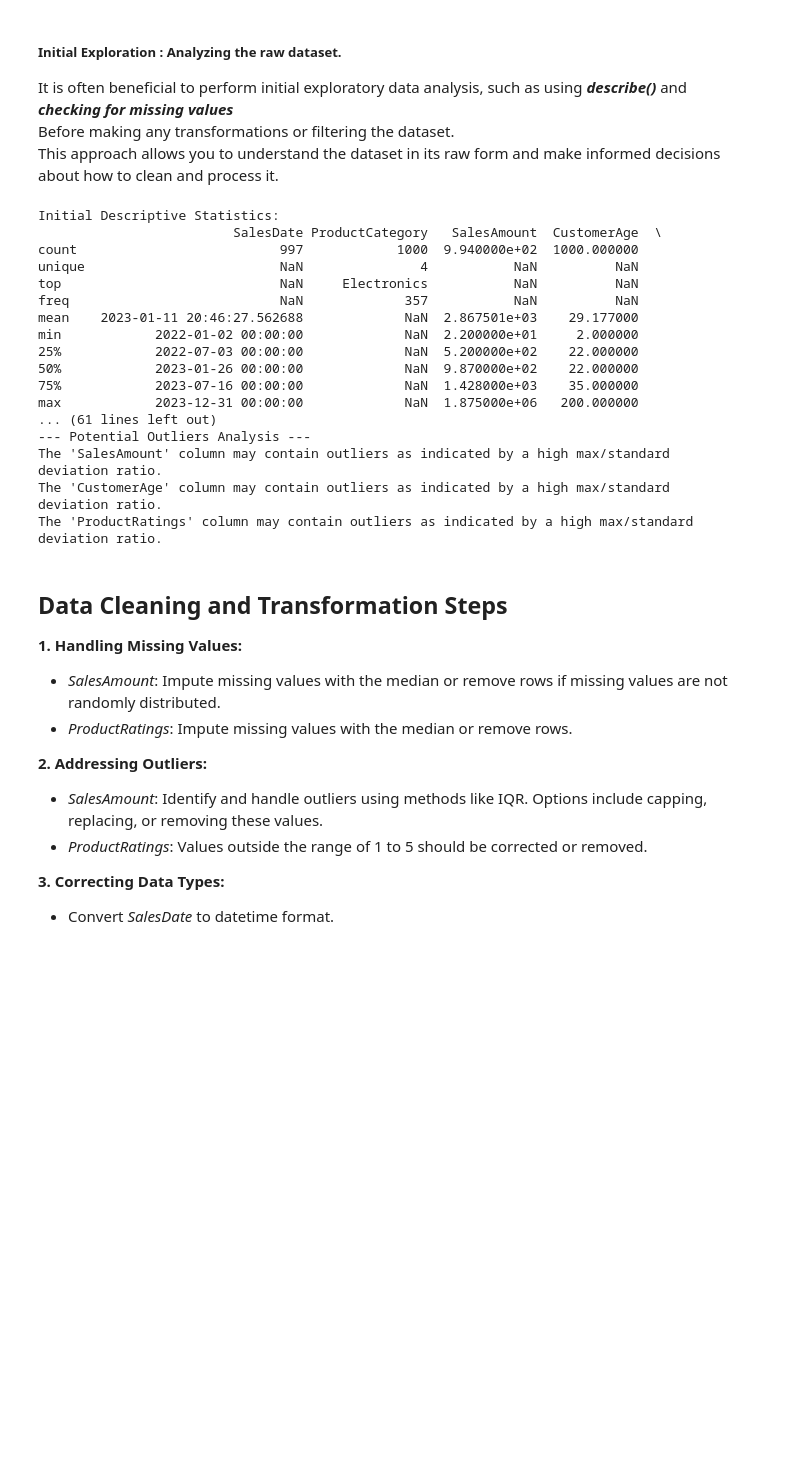
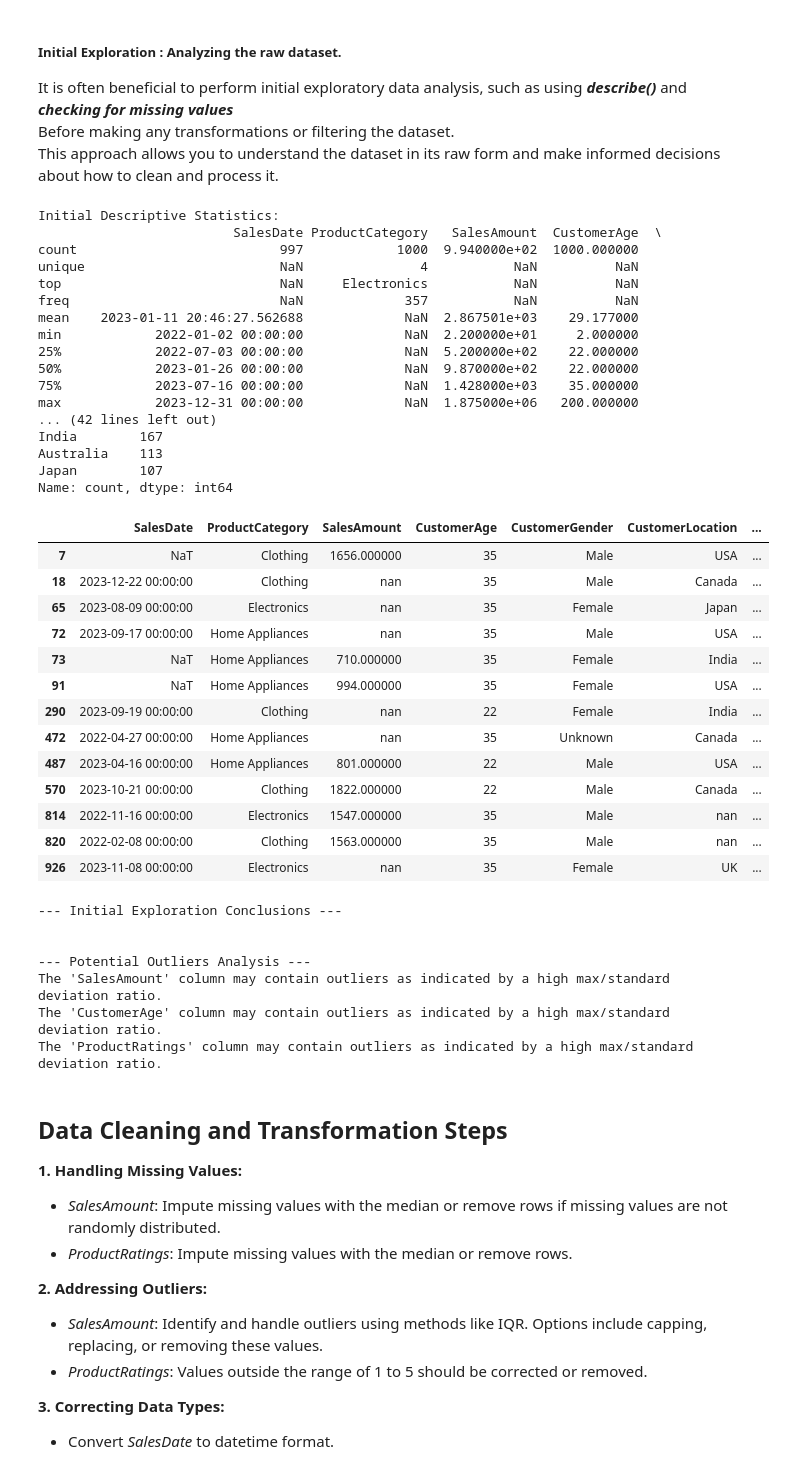
Before and after one commit to thekonang/Final-Project, a Jupyter notebook: DataAnalysis.ipynb, the cells around one changed output. Saved outputs shown, nothing was run; the diff lists cells and outputs as text; code cells hidden in the pictures; blank space fills up the shorter version.

```diff
--- a/DataAnalysis.ipynb
+++ b/DataAnalysis.ipynb
@@ -29,45 +30,63 @@ sales_data = utils.convert_data_types(sales_data,
                                  numeric_cols=['SalesAmount','CustomerAge' , 'ProductRatings'] ,
                                  categorical_cols=['ProductCategory' , 'CustomerGender','CustomerLocation'])
 
+
 if sales_data is not None:
     utils.describe_statistics(sales_data) # Perform initial descriptive statistics analysis
 
-     # Additional Categorical Analysis
+    # Additional Categorical Analysis
     print("\nCategorical Columns Analysis:")
 
     utils.analyze_categorical_columns(sales_data,
-                                ['ProductCategory', 'CustomerGender', 'CustomerLocation'])  # Analyze categorical columns
+        ['ProductCategory', 'CustomerGender', 'CustomerLocation'])  # Analyze categorical columns
 
     # Check and print missing values
-    columns_with_missing_values  = utils.check_and_print_missing_values(sales_data)
+    display(utils.find_rows_with_missing_values(sales_data))
 
     # Conclusions from initial exploration
     print("\n--- Initial Exploration Conclusions ---\n")
-    if columns_with_missing_values:
-        print(f"The dataset contains missing values in the following columns: {', '.join(columns_with_missing_values)}")
-    else:
-        print("There are no missing values in the dataset.")
 
     # Analyze potential outliers in numeric columns
     utils.analyze_outliers(sales_data, ['SalesAmount', 'CustomerAge', 'ProductRatings'])
 # %% [output]
 Initial Descriptive Statistics:
                          SalesDate ProductCategory   SalesAmount  CustomerAge  \
 count                          997            1000  9.940000e+02  1000.000000
 unique                         NaN               4           NaN          NaN
 top                            NaN     Electronics           NaN          NaN
 freq                           NaN             357           NaN          NaN
 mean    2023-01-11 20:46:27.562688             NaN  2.867501e+03    29.177000
 min            2022-01-02 00:00:00             NaN  2.200000e+01     2.000000
 25%            2022-07-03 00:00:00             NaN  5.200000e+02    22.000000
 50%            2023-01-26 00:00:00             NaN  9.870000e+02    22.000000
 75%            2023-07-16 00:00:00             NaN  1.428000e+03    35.000000
 max            2023-12-31 00:00:00             NaN  1.875000e+06   200.000000
-... (61 lines left out)
---- Potential Outliers Analysis ---
-The 'SalesAmount' column may contain outliers as indicated by a high max/standard deviation ratio.
-The 'CustomerAge' column may contain outliers as indicated by a high max/standard deviation ratio.
-The 'ProductRatings' column may contain outliers as indicated by a high max/standard deviation ratio.
+... (42 lines left out)
+India        167
+Australia    113
+Japan        107
+Name: count, dtype: int64
+|  | SalesDate | ProductCategory | SalesAmount | CustomerAge | CustomerGender | CustomerLocation | ... |
+| 7 | NaT | Clothing | 1656.000000 | 35 | Male | USA | ... |
+| 18 | 2023-12-22 00:00:00 | Clothing | nan | 35 | Male | Canada | ... |
+| 65 | 2023-08-09 00:00:00 | Electronics | nan | 35 | Female | Japan | ... |
+| 72 | 2023-09-17 00:00:00 | Home Appliances | nan | 35 | Male | USA | ... |
+| 73 | NaT | Home Appliances | 710.000000 | 35 | Female | India | ... |
+| 91 | NaT | Home Appliances | 994.000000 | 35 | Female | USA | ... |
+| 290 | 2023-09-19 00:00:00 | Clothing | nan | 22 | Female | India | ... |
+| 472 | 2022-04-27 00:00:00 | Home Appliances | nan | 35 | Unknown | Canada | ... |
+| 487 | 2023-04-16 00:00:00 | Home Appliances | 801.000000 | 22 | Male | USA | ... |
+| 570 | 2023-10-21 00:00:00 | Clothing | 1822.000000 | 22 | Male | Canada | ... |
+| 814 | 2022-11-16 00:00:00 | Electronics | 1547.000000 | 35 | Male | nan | ... |
+| 820 | 2022-02-08 00:00:00 | Clothing | 1563.000000 | 35 | Male | nan | ... |
+| 926 | 2023-11-08 00:00:00 | Electronics | nan | 35 | Female | UK | ... |
+--- Initial Exploration Conclusions ---
+
+
+--- Potential Outliers Analysis ---
+The 'SalesAmount' column may contain outliers as indicated by a high max/standard deviation ratio.
+The 'CustomerAge' column may contain outliers as indicated by a high max/standard deviation ratio.
+The 'ProductRatings' column may contain outliers as indicated by a high max/standard deviation ratio.
 # %% [markdown]
 <h2>Data Cleaning and Transformation Steps</h2>
 
```
Also changed, not shown: parts of 11 cells of this notebook, 1 other file.
